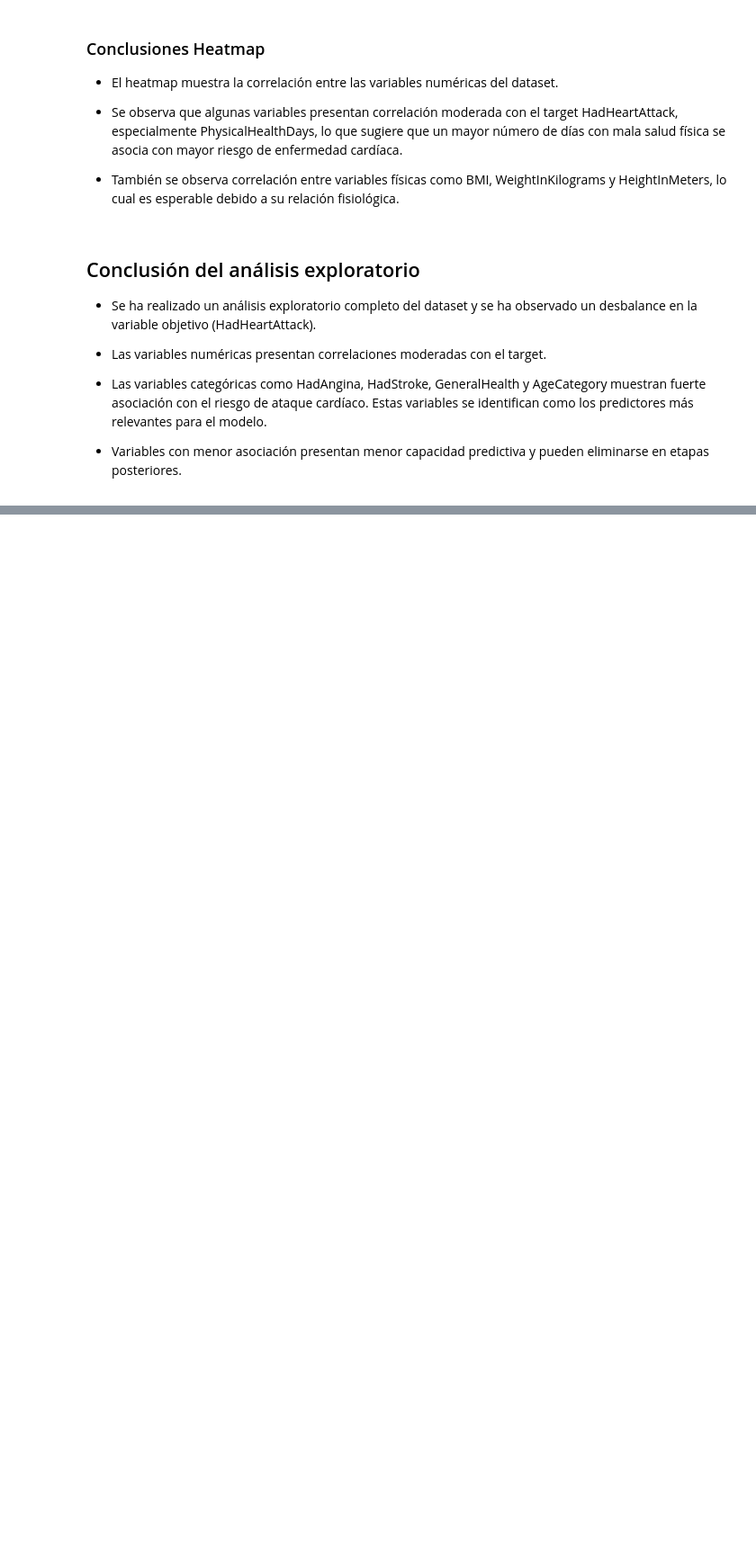
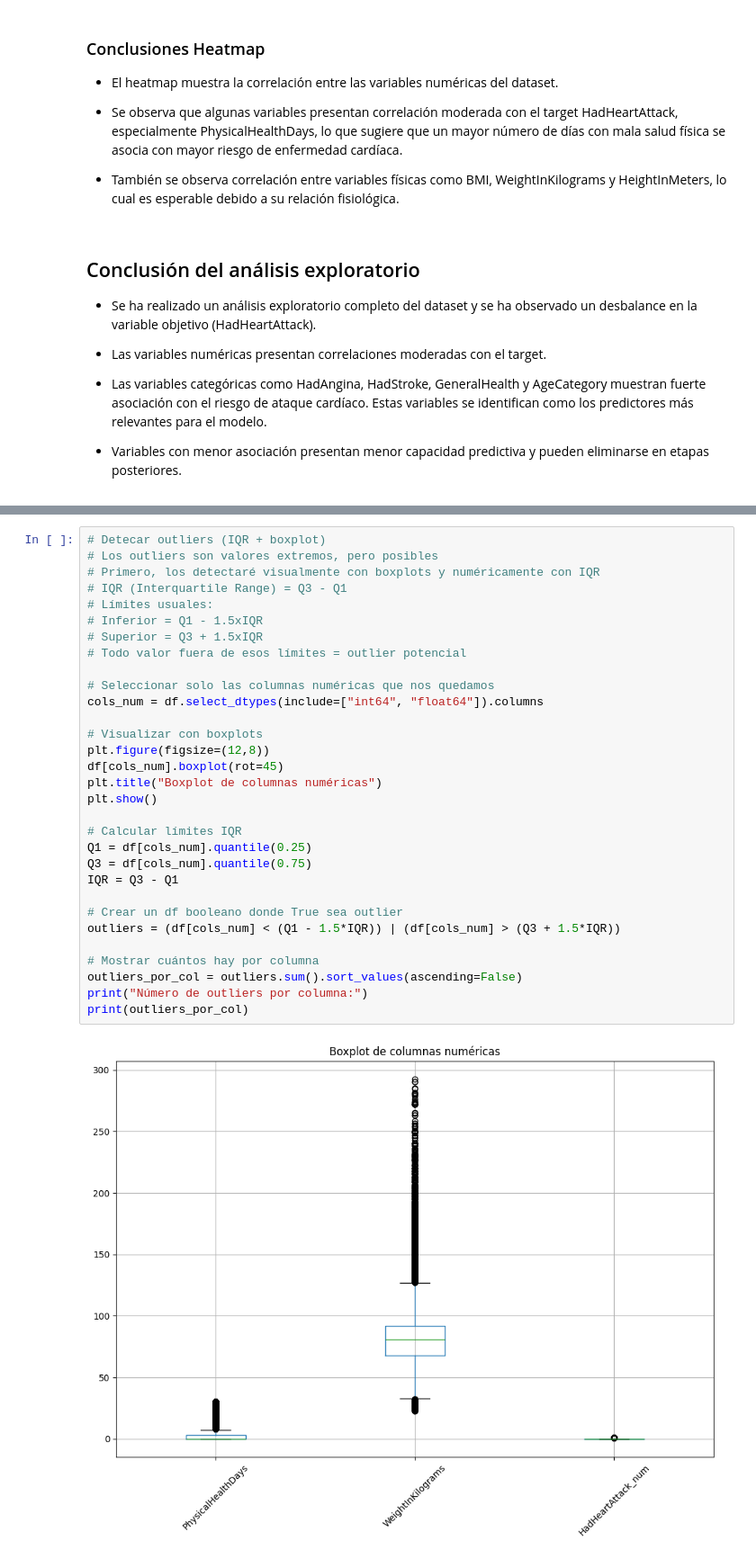
Before and after one commit to Juditga97/ML_Prevencion_Infartos, a Jupyter notebook: src/notebooks/Camila.ipynb, the cells around one changed output, grey strips where cells are left out. Shown at 90% size. Cells and saved outputs as stored; diff of their text form; blank space fills up the shorter version.

```diff
--- a/src/notebooks/Camila.ipynb
+++ b/src/notebooks/Camila.ipynb
@@ -479,0 +541,33 @@ X_train, X_test, y_train, y_test = train_test_split(
+# %%
+# Detecar outliers (IQR + boxplot)
+# Los outliers son valores extremos, pero posibles
+# Primero, los detectaré visualmente con boxplots y numéricamente con IQR
+# IQR (Interquartile Range) = Q3 - Q1
+# Límites usuales:
+# Inferior = Q1 - 1.5xIQR
+# Superior = Q3 + 1.5xIQR
+# Todo valor fuera de esos límites = outlier potencial
+
+# Seleccionar solo las columnas numéricas que nos quedamos
+cols_num = df.select_dtypes(include=["int64", "float64"]).columns
+
+# Visualizar con boxplots
+plt.figure(figsize=(12,8))
+df[cols_num].boxplot(rot=45)
+plt.title("Boxplot de columnas numéricas")
+plt.show()
+
+# Calcular límites IQR
+Q1 = df[cols_num].quantile(0.25)
+Q3 = df[cols_num].quantile(0.75)
+IQR = Q3 - Q1
+
+# Crear un df booleano donde True sea outlier
+outliers = (df[cols_num] < (Q1 - 1.5*IQR)) | (df[cols_num] > (Q3 + 1.5*IQR))
+
+# Mostrar cuántos hay por columna
+outliers_por_col = outliers.sum().sort_values(ascending=False)
+print("Número de outliers por columna:")
+print(outliers_por_col)
+# %% [output]
+[figure, added]
```
Also changed, not shown: parts of 18 cells of this notebook.
